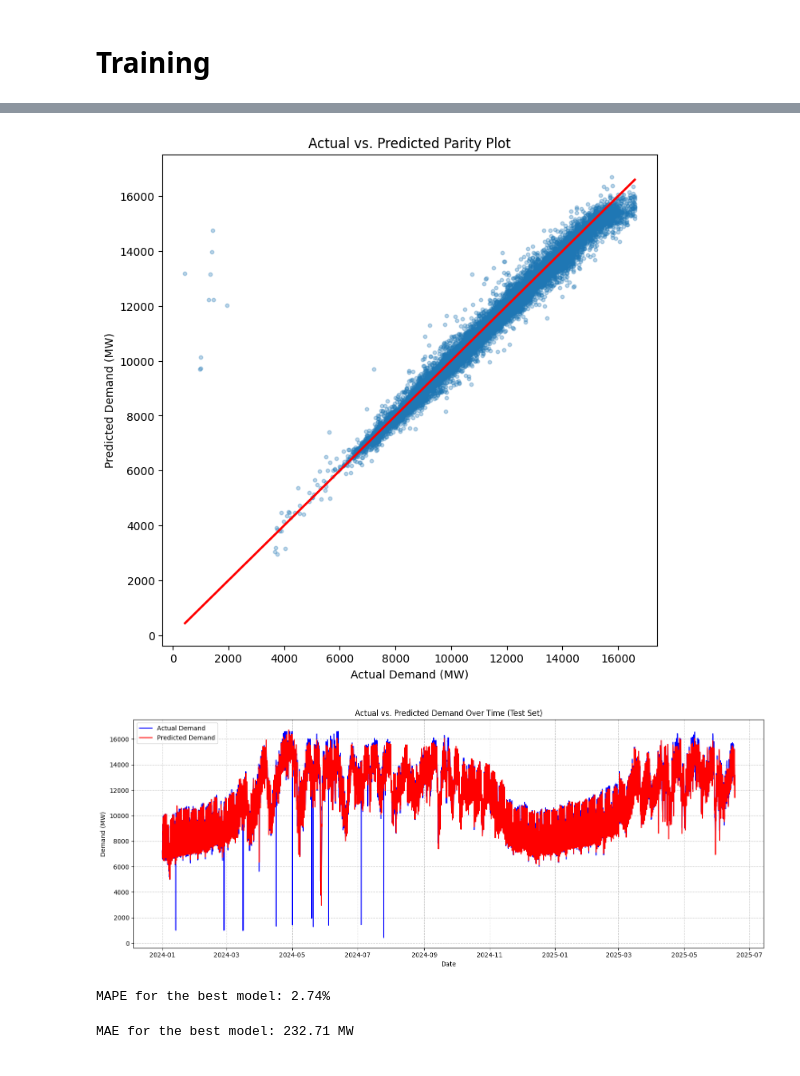
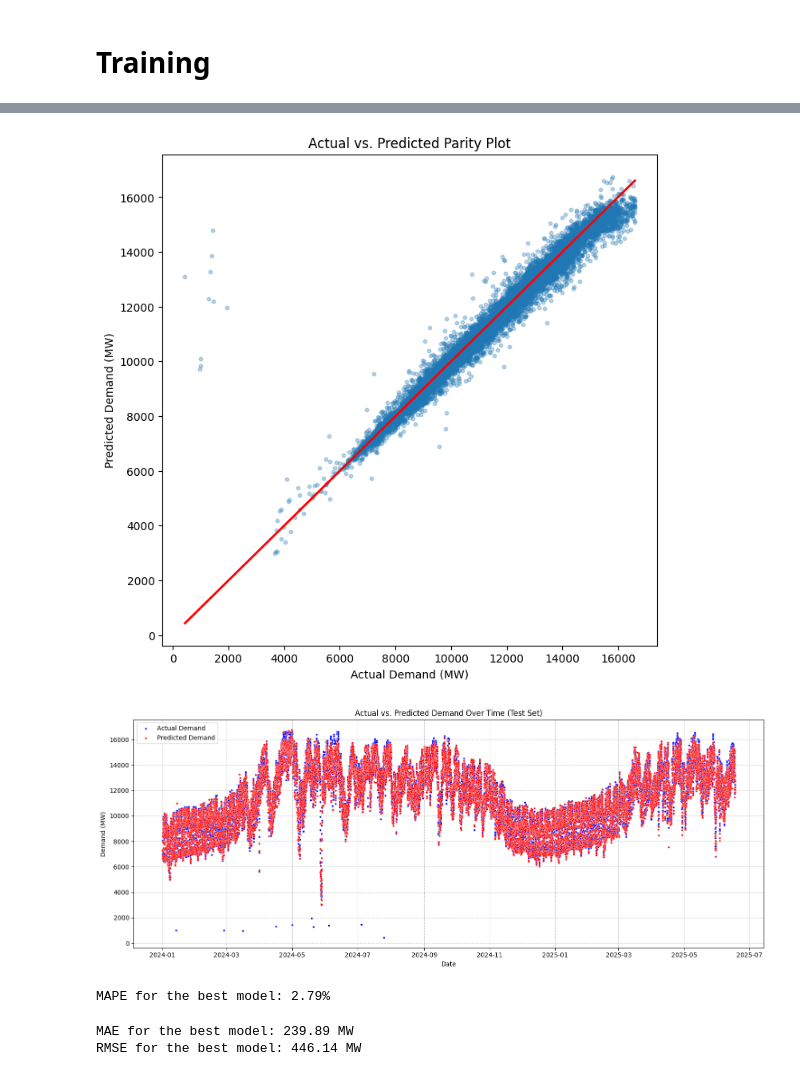
Before and after one commit to raigandhiayush/Predictive-Paradox, a Jupyter notebook: Power_demand_prediction.ipynb, the cells around one changed output, grey strips where cells are left out. Drawn from its saved outputs; the diff is of its cells as text; code cells hidden in the pictures.

Commit message:
Added time series split for better training and RMSE metric

```diff
--- a/Power_demand_prediction.ipynb
+++ b/Power_demand_prediction.ipynb
@@ -441,8 +399,8 @@ You can set `force_col_wise=true` to remove the overhead.
 # %%
-best_params = study.best_params
-from lightgbm import LGBMRegressor as LGBMRe
+best_params=study.best_params
+from lightgbm import LGBMRegressor
 from sklearn.metrics import mean_absolute_percentage_error
-best_model = LGBMRe(**best_params)
+best_model = LGBMRegressor(**best_params)
 best_model.fit(X_train, y_train)
 
 feature_importances = best_model.feature_importances_
@@ -495,31 +449,33 @@ plt.ylabel('Predicted Demand (MW)')
 plt.title('Actual vs. Predicted Parity Plot')
 plt.savefig('parity_plot.png')
 # %% [output]
-[figure, old version]
+[figure, new version]
 # %%
 plt.figure(figsize=(15, 6))
-sns.lineplot(x=y_test.index, y=y_test, label='Actual Demand', color='blue')
-sns.lineplot(x=y_test.index, y=y_pred, label='Predicted Demand', color='red')
+sns.scatterplot(x=y_test.index, y=y_test, label='Actual Demand', s=10,color='blue')
+sns.scatterplot(x=y_test.index, y=y_pred, label='Predicted Demand',s=10, color='red')
 plt.title('Actual vs. Predicted Demand Over Time (Test Set)')
 plt.xlabel('Date')
 plt.ylabel('Demand (MW)')
 plt.legend()
 plt.grid(True, linestyle='--', alpha=0.7)
 plt.tight_layout()
 plt.show()
 # %% [output]
-[figure, old version]
+[figure, new version]
 # %%
 mape_best_model = mean_absolute_percentage_error(y_val, y_pred)
 print(f'MAPE for the best model: {mape_best_model:.2%}')
 # %% [output]
-MAPE for the best model: 2.74%
+MAPE for the best model: 2.79%
 # %%
-from sklearn.metrics import mean_absolute_error
+from sklearn.metrics import mean_absolute_error, mean_squared_error, mean_absolute_percentage_error
 mae_best_model = mean_absolute_error(y_val, y_pred)
 print(f'MAE for the best model: {mae_best_model:.2f} MW')
+print(f'RMSE for the best model: {np.sqrt(mean_squared_error(y_val, y_pred)):.2f} MW')
 # %% [output]
-MAE for the best model: 232.71 MW
+MAE for the best model: 239.89 MW
+RMSE for the best model: 446.14 MW
 # %%
 y_val_week = y_val.head(7 * 24)
 y_pred_week = pd.Series(y_pred[:7 * 24], index=y_val_week.index)
```
Also changed, not shown: parts of 11 cells of this notebook.
